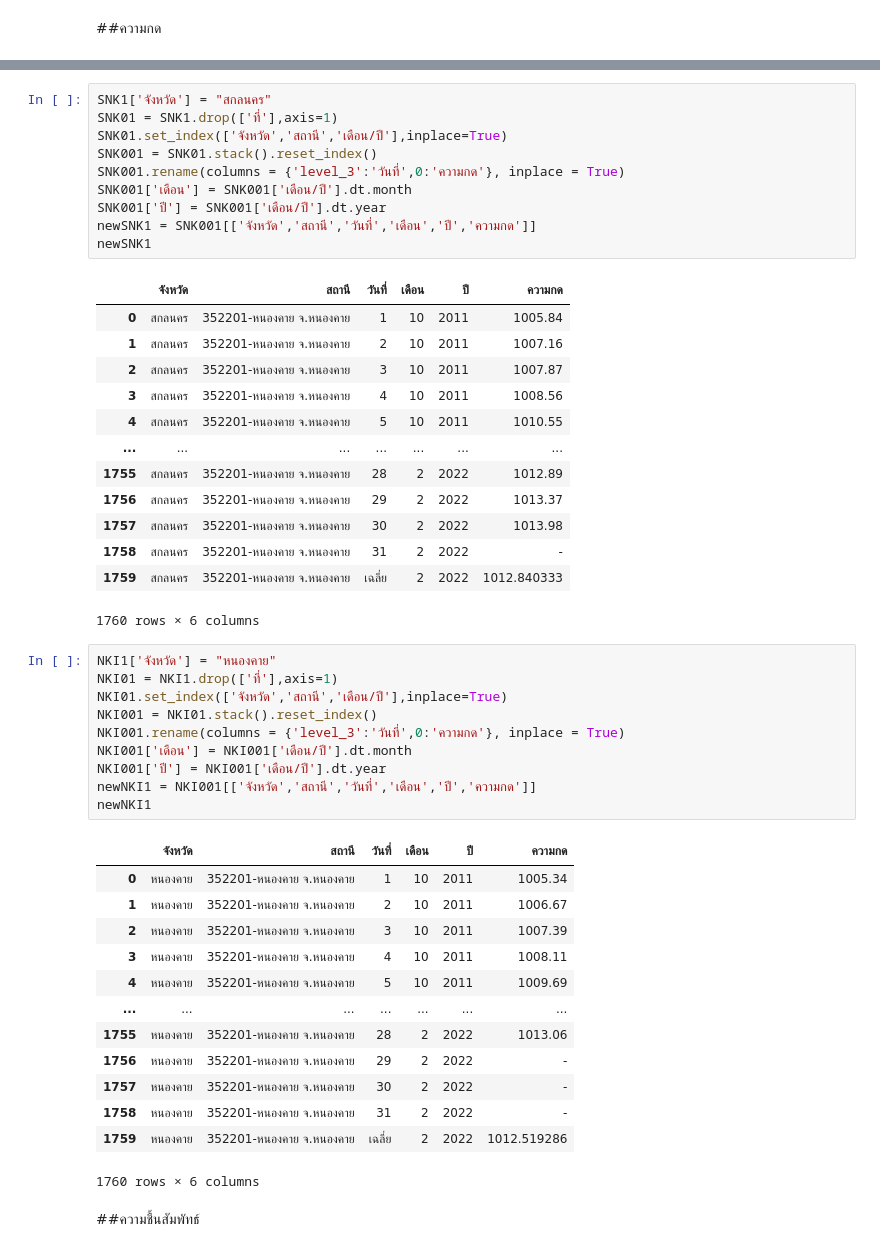
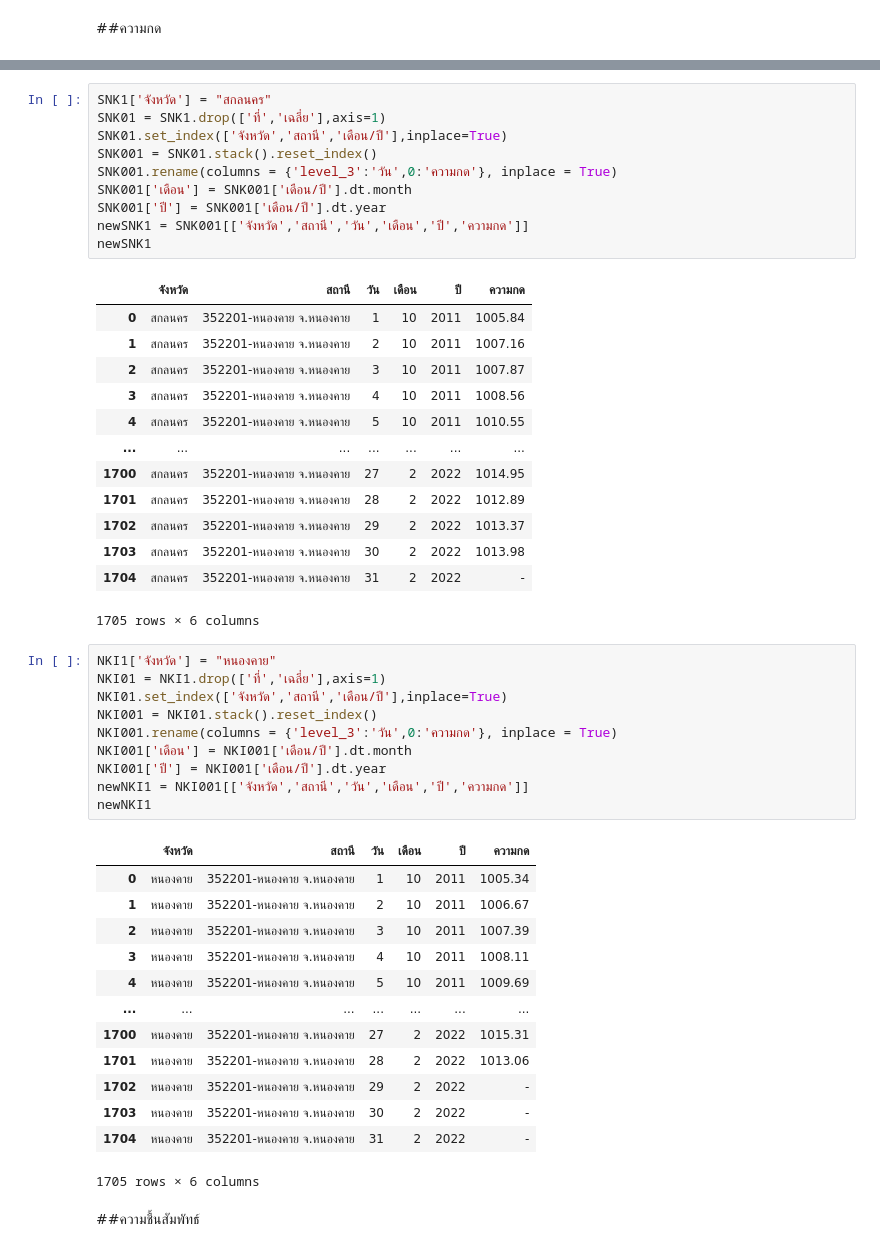
Before and after one commit to Pittawas6330210206/bsc_dpdm22, a Jupyter notebook: Quiz_Group_5_20_of_Midterm_2.ipynb, the cells around one changed output, grey strips where cells are left out. Drawn from its saved outputs; the diff is of its cells as text.

```diff
--- a/Quiz_Group_5_20_of_Midterm_2.ipynb
+++ b/Quiz_Group_5_20_of_Midterm_2.ipynb
@@ -310,51 +198,51 @@ newLEI1
 # %%
 SNK1['จังหวัด'] = "สกลนคร"
-SNK01 = SNK1.drop(['ที่'],axis=1)
+SNK01 = SNK1.drop(['ที่','เฉลี่ย'],axis=1)
 SNK01.set_index(['จังหวัด','สถานี','เดือน/ปี'],inplace=True)
 SNK001 = SNK01.stack().reset_index()
-SNK001.rename(columns = {'level_3':'วันที่',0:'ความกด'}, inplace = True)
+SNK001.rename(columns = {'level_3':'วัน',0:'ความกด'}, inplace = True)
 SNK001['เดือน'] = SNK001['เดือน/ปี'].dt.month
 SNK001['ปี'] = SNK001['เดือน/ปี'].dt.year
-newSNK1 = SNK001[['จังหวัด','สถานี','วันที่','เดือน','ปี','ความกด']]
+newSNK1 = SNK001[['จังหวัด','สถานี','วัน','เดือน','ปี','ความกด']]
 newSNK1
 # %% [output]
-|  | จังหวัด | สถานี | วันที่ | เดือน | ปี | ความกด |
+|  | จังหวัด | สถานี | วัน | เดือน | ปี | ความกด |
 | 0 | สกลนคร | 352201-หนองคาย จ.หนองคาย | 1 | 10 | 2011 | 1005.84 |
 | 1 | สกลนคร | 352201-หนองคาย จ.หนองคาย | 2 | 10 | 2011 | 1007.16 |
 | 2 | สกลนคร | 352201-หนองคาย จ.หนองคาย | 3 | 10 | 2011 | 1007.87 |
 | 3 | สกลนคร | 352201-หนองคาย จ.หนองคาย | 4 | 10 | 2011 | 1008.56 |
 | 4 | สกลนคร | 352201-หนองคาย จ.หนองคาย | 5 | 10 | 2011 | 1010.55 |
 | ... | ... | ... | ... | ... | ... | ... |
-| 1755 | สกลนคร | 352201-หนองคาย จ.หนองคาย | 28 | 2 | 2022 | 1012.89 |
-| 1756 | สกลนคร | 352201-หนองคาย จ.หนองคาย | 29 | 2 | 2022 | 1013.37 |
-| 1757 | สกลนคร | 352201-หนองคาย จ.หนองคาย | 30 | 2 | 2022 | 1013.98 |
-| 1758 | สกลนคร | 352201-หนองคาย จ.หนองคาย | 31 | 2 | 2022 | - |
-| 1759 | สกลนคร | 352201-หนองคาย จ.หนองคาย | เฉลี่ย | 2 | 2022 | 1012.840333 |
+| 1700 | สกลนคร | 352201-หนองคาย จ.หนองคาย | 27 | 2 | 2022 | 1014.95 |
+| 1701 | สกลนคร | 352201-หนองคาย จ.หนองคาย | 28 | 2 | 2022 | 1012.89 |
+| 1702 | สกลนคร | 352201-หนองคาย จ.หนองคาย | 29 | 2 | 2022 | 1013.37 |
+| 1703 | สกลนคร | 352201-หนองคาย จ.หนองคาย | 30 | 2 | 2022 | 1013.98 |
+| 1704 | สกลนคร | 352201-หนองคาย จ.หนองคาย | 31 | 2 | 2022 | - |
-1760 rows × 6 columns
+1705 rows × 6 columns
 # %%
 NKI1['จังหวัด'] = "หนองคาย"
-NKI01 = NKI1.drop(['ที่'],axis=1)
+NKI01 = NKI1.drop(['ที่','เฉลี่ย'],axis=1)
 NKI01.set_index(['จังหวัด','สถานี','เดือน/ปี'],inplace=True)
 NKI001 = NKI01.stack().reset_index()
-NKI001.rename(columns = {'level_3':'วันที่',0:'ความกด'}, inplace = True)
+NKI001.rename(columns = {'level_3':'วัน',0:'ความกด'}, inplace = True)
 NKI001['เดือน'] = NKI001['เดือน/ปี'].dt.month
 NKI001['ปี'] = NKI001['เดือน/ปี'].dt.year
-newNKI1 = NKI001[['จังหวัด','สถานี','วันที่','เดือน','ปี','ความกด']]
+newNKI1 = NKI001[['จังหวัด','สถานี','วัน','เดือน','ปี','ความกด']]
 newNKI1
 # %% [output]
-|  | จังหวัด | สถานี | วันที่ | เดือน | ปี | ความกด |
+|  | จังหวัด | สถานี | วัน | เดือน | ปี | ความกด |
 | 0 | หนองคาย | 352201-หนองคาย จ.หนองคาย | 1 | 10 | 2011 | 1005.34 |
 | 1 | หนองคาย | 352201-หนองคาย จ.หนองคาย | 2 | 10 | 2011 | 1006.67 |
 | 2 | หนองคาย | 352201-หนองคาย จ.หนองคาย | 3 | 10 | 2011 | 1007.39 |
 | 3 | หนองคาย | 352201-หนองคาย จ.หนองคาย | 4 | 10 | 2011 | 1008.11 |
 | 4 | หนองคาย | 352201-หนองคาย จ.หนองคาย | 5 | 10 | 2011 | 1009.69 |
 | ... | ... | ... | ... | ... | ... | ... |
-| 1755 | หนองคาย | 352201-หนองคาย จ.หนองคาย | 28 | 2 | 2022 | 1013.06 |
-| 1756 | หนองคาย | 352201-หนองคาย จ.หนองคาย | 29 | 2 | 2022 | - |
-| 1757 | หนองคาย | 352201-หนองคาย จ.หนองคาย | 30 | 2 | 2022 | - |
-| 1758 | หนองคาย | 352201-หนองคาย จ.หนองคาย | 31 | 2 | 2022 | - |
-| 1759 | หนองคาย | 352201-หนองคาย จ.หนองคาย | เฉลี่ย | 2 | 2022 | 1012.519286 |
+| 1700 | หนองคาย | 352201-หนองคาย จ.หนองคาย | 27 | 2 | 2022 | 1015.31 |
+| 1701 | หนองคาย | 352201-หนองคาย จ.หนองคาย | 28 | 2 | 2022 | 1013.06 |
+| 1702 | หนองคาย | 352201-หนองคาย จ.หนองคาย | 29 | 2 | 2022 | - |
+| 1703 | หนองคาย | 352201-หนองคาย จ.หนองคาย | 30 | 2 | 2022 | - |
+| 1704 | หนองคาย | 352201-หนองคาย จ.หนองคาย | 31 | 2 | 2022 | - |
-1760 rows × 6 columns
+1705 rows × 6 columns
 # %% [markdown]
 ##ความชื้นสัมพัทธ์
 # %%
```
Also changed, not shown: parts of 68 cells of this notebook.
